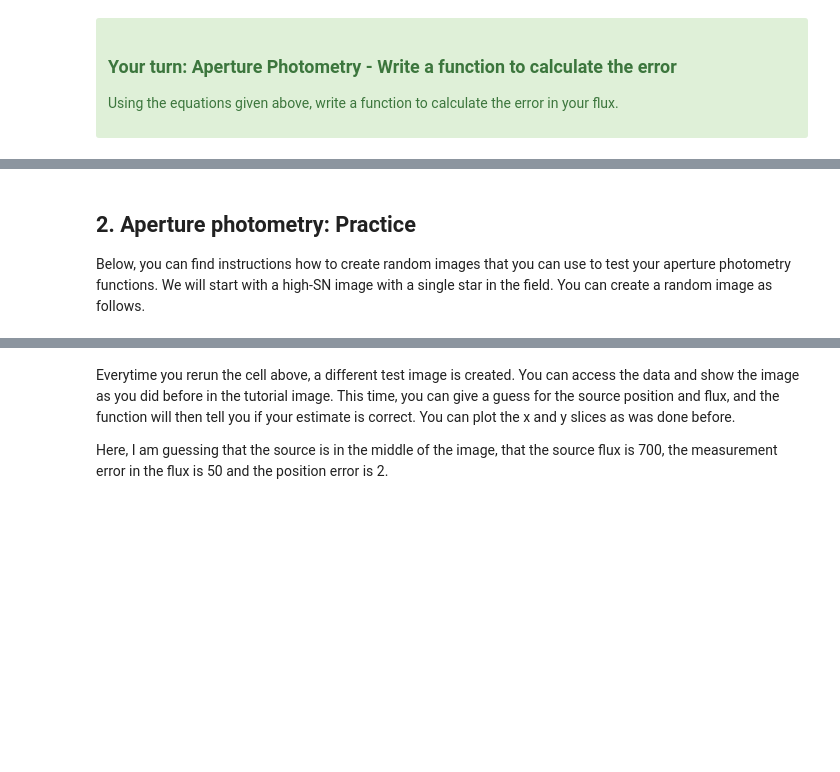
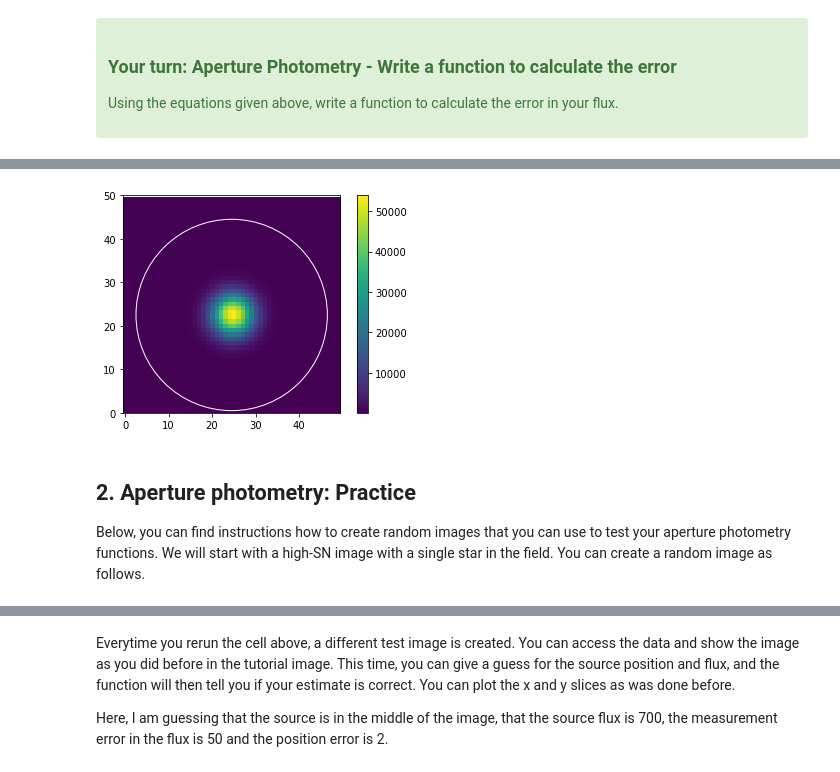
Before and after one commit to wfw23/Astrolabs, a Jupyter notebook: Chapter2_AperturePhotometry.ipynb, the cells around one changed output, grey strips where cells are left out. Drawn from its saved outputs; the diff is of its cells as text; code cells hidden in the pictures; blank space fills up the shorter version.

```diff
--- a/Chapter2_AperturePhotometry.ipynb
+++ b/Chapter2_AperturePhotometry.ipynb
@@ -468,5 +486,11 @@ print(ap_phot(test_me._realima,25,26,5.5,8,8,0,6))
+# %%
+ring = photutils.CircularAperture((24.5, 22.5), 22)
+test_me.show_ima()
+ring.plot(ec='white')
+# %% [output]
+[figure, added]
 # %% [markdown]
-<a id="sec:practice"></a>
+## <a id="sec:practice"></a>
 ## 2. Aperture photometry: Practice
 Below, you can find instructions how to create random images that you can use to test your aperture photometry functions. We will start with a high-SN image with a single star in the field. You can create a random image as follows.
 # %%
```
Also changed, not shown: parts of 44 cells of this notebook, 1 other file.
